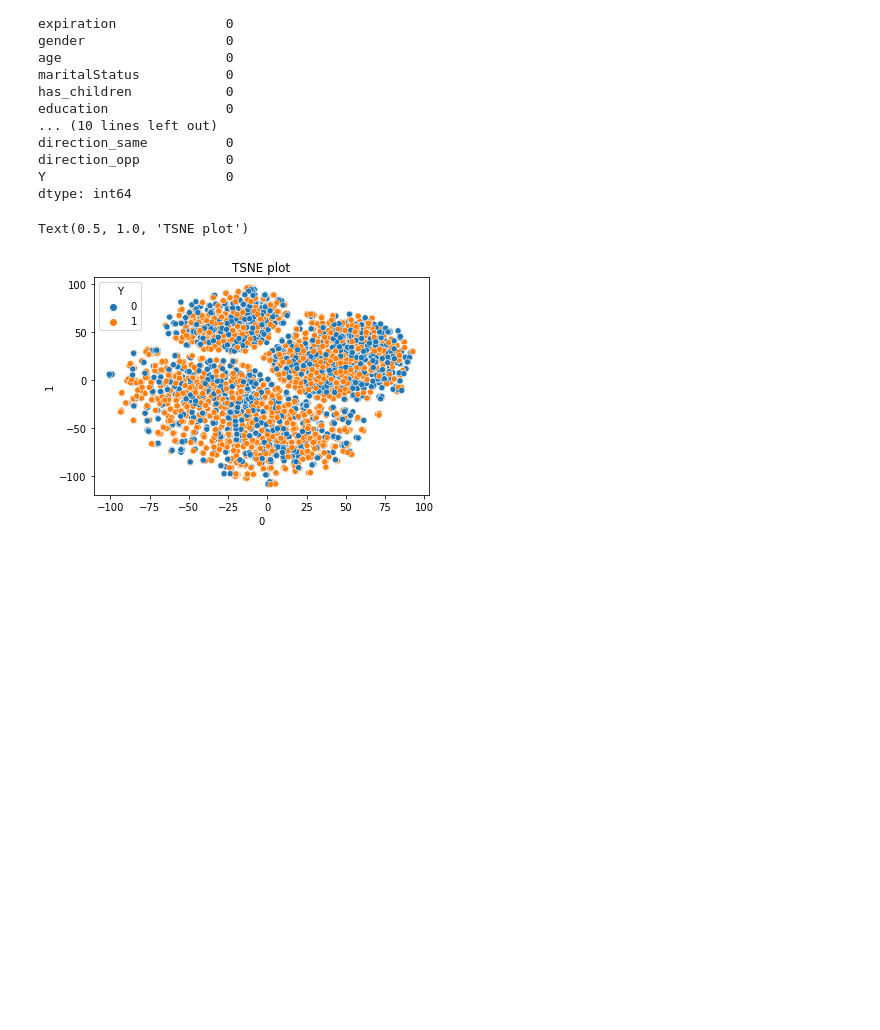
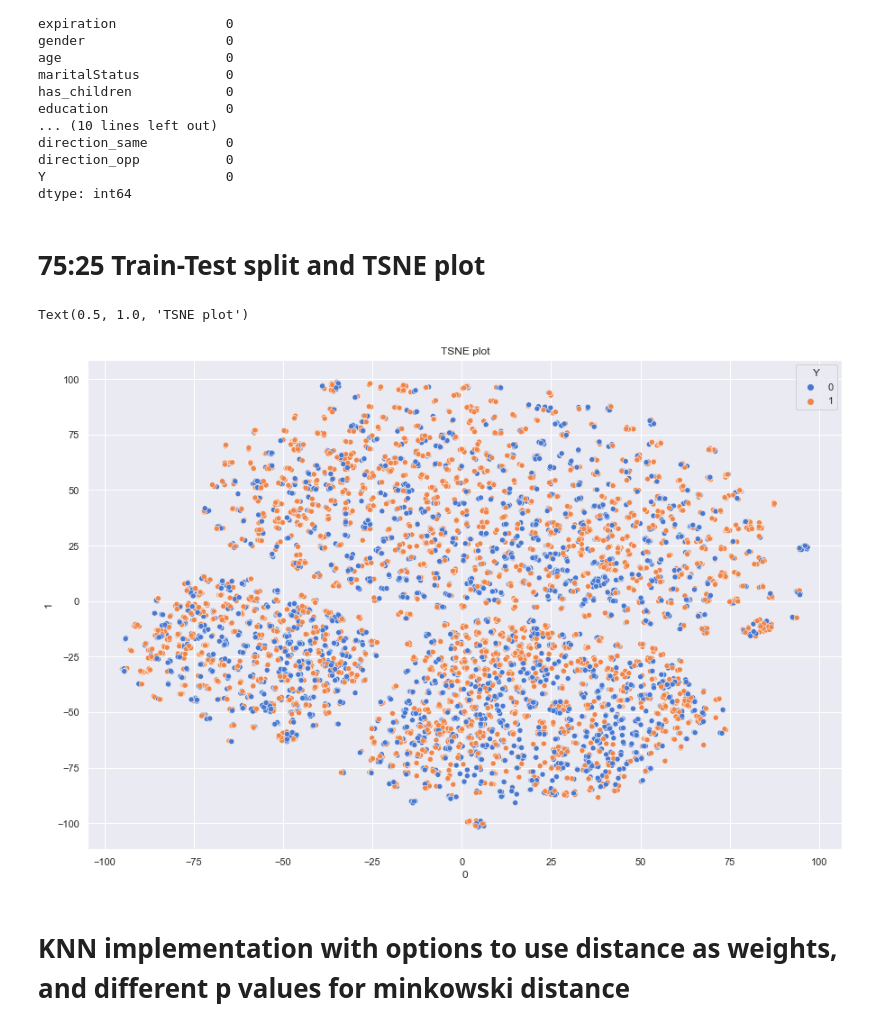
Before and after one commit to Ramyanee/NaiveBias-KNN-Kmeans, a Jupyter notebook: q2.ipynb, the cells around one changed output. Saved outputs shown, nothing was run; the diff lists cells and outputs as text; code cells hidden in the pictures; blank space fills up the shorter version.

```diff
--- a/q2.ipynb
+++ b/q2.ipynb
@@ -77,6 +77,8 @@ direction_same          0
 direction_opp           0
 Y                       0
 dtype: int64
+# %% [markdown]
+# 75:25 Train-Test split and TSNE plot
 # %%
 df = pd.get_dummies(df,columns=df.select_dtypes('object').columns)
 data = np.array(df.drop('Y',axis=1))
@@ -87,8 +89,9 @@ tsne_1 = TSNE(n_components=2).fit_transform(data)
 tsne_1 = pd.DataFrame(tsne_1)
 tsne_1['Y'] = labels
 # %%
-sns.scatterplot(x=tsne_1[0],y=tsne_1[1],hue=tsne_1['Y'])
+sns.set(rc={'figure.figsize':(15,10)})
+sns.scatterplot(x=tsne_1[0],y=tsne_1[1],hue=tsne_1['Y'],palette='muted')
 plt.title('TSNE plot')
 # %% [output]
 Text(0.5, 1.0, 'TSNE plot')
-[figure, old version]
+[figure, new version]
@@ -115,3 +98,5 @@ Text(0.5, 1.0, 'TSNE plot')
+# %% [markdown]
+# KNN implementation with options to use distance as weights, and different p values for minkowski distance
 # %%
 class KNN(object):
 
```
Also changed, not shown: parts of 19 cells of this notebook, 1 other file.
